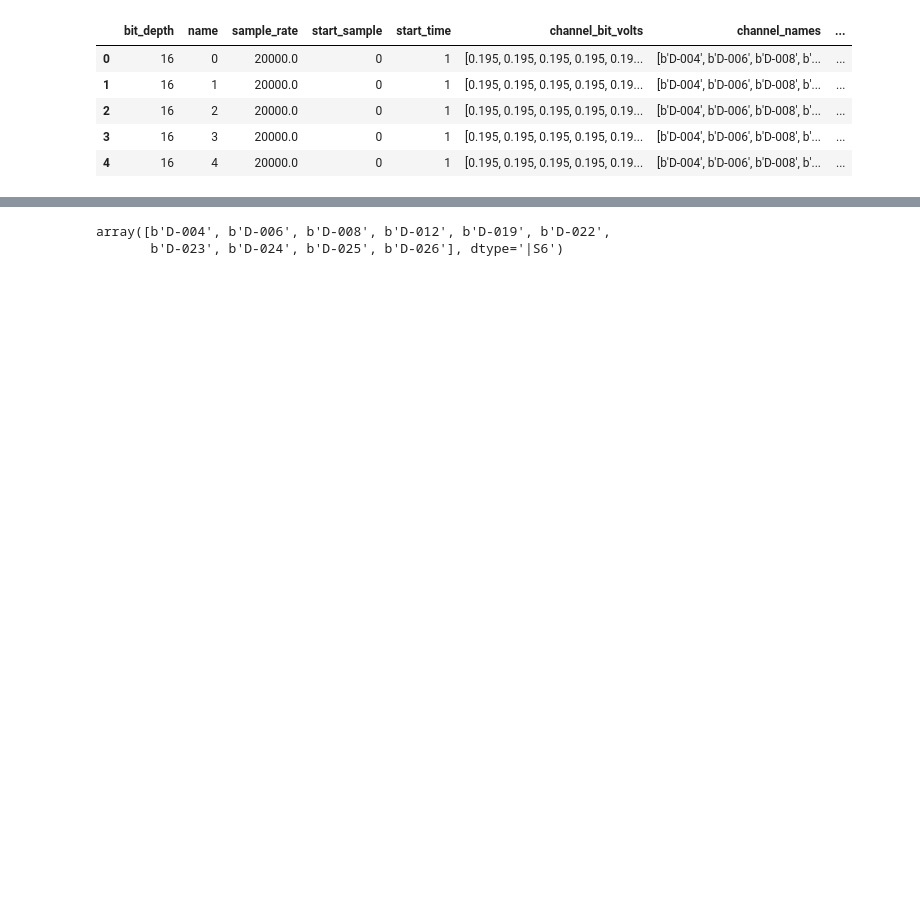
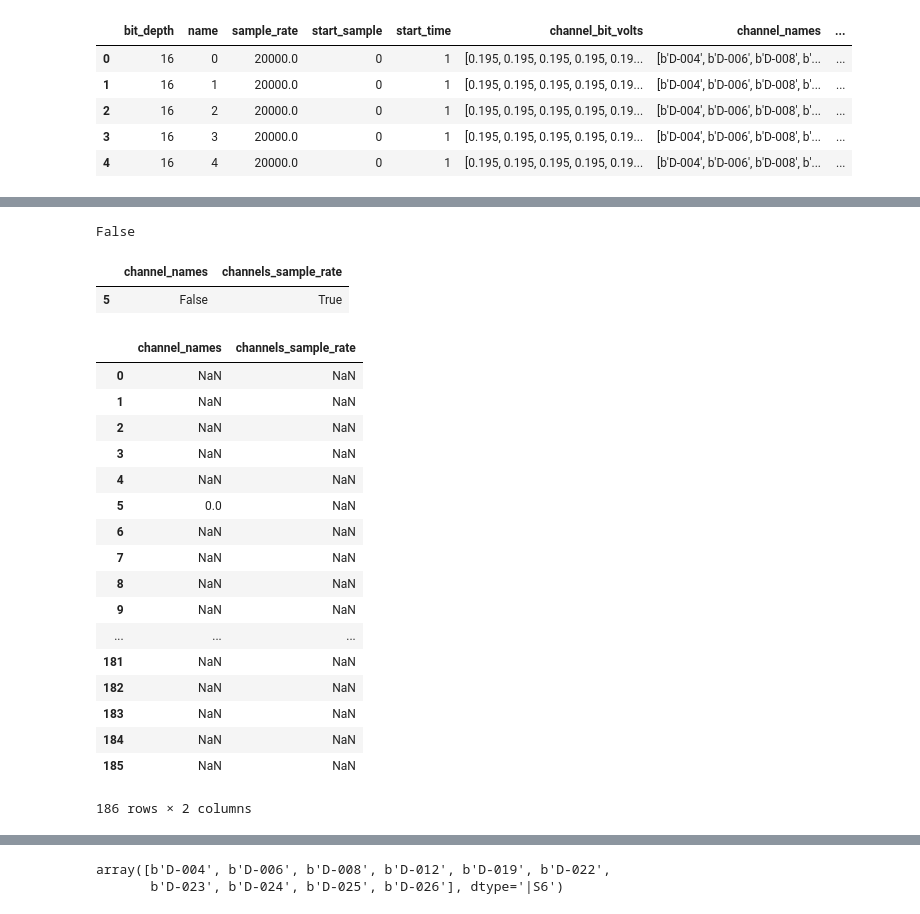
Before and after one commit to zekearneodo/pipefinch, a Jupyter notebook: rhd_kwik_mountain.ipynb, the cells around one changed output, grey strips where cells are left out. Saved outputs shown, nothing was run; the diff lists cells and outputs as text; code cells hidden in the pictures; blank space fills up the shorter version.

```diff
--- a/rhd_kwik_mountain.ipynb
+++ b/rhd_kwik_mountain.ipynb
@@ -168,0 +156,27 @@ apd.head()
+# %%
+def check_continuity(meta_pd: dict, chan_idx_list=np.empty(0), rec_list=np.empty(0), check_fileds: list=['channel_names', 'channels_sample_rate']):
+
+    rec_list = meta_pd['name'].values if rec_list.size ==0 else rec_list
+    chan_idx_list = np.arange(meta_pd.loc[0, 'channel_names'].size) if chan_idx_list.size == 0 else chan_idx_list
+    rec_slice = meta_pd['name'].isin(rec_list)
+
+    continuity_dict = {}
+    for col_name in check_fileds:
+        comp_list = kwdf.diff_array_columns(meta_pd.loc[rec_slice, :], col_name)
+
+        comp_array = np.stack(comp_list[1:]) #first column of comp_list is a scalar True
+        print(chan_idx_list)
+        # comp_array is shape [rec_slice.size - 1, n_chan (tota)]
+        cont_recs = np.all(comp_array[:, chan_idx_list], axis=1)
+        continuity_dict[col_name] = cont_recs
+
+    cont_pd = pd.DataFrame(continuity_dict)
+    try:
+        assert pd_check.values.all(), 'Error in continuity of recs'
+    except:
+        logger.warn('Errors in continuity of recordings')
+        print(pd_ceck[pd_check.where(False)])
+        logger.warn('')
+        raise
+
+pd_check = check_continuity(apd)
@@ -168,0 +188,2 @@ apd.head()
+# %%
+pd_check.loc[5, 'channel_names'] = False
@@ -168,0 +201,32 @@ apd.head()
+# %%
+pd_check.head(7)
+pd_check.values.all()
+# %% [output]
+False
+# %%
+pd_check[~pd_check.all(1)]
+# %% [output]
+|  | channel_names | channels_sample_rate |
+| 5 | False | True |
+# %%
+
+pd_check[pd_check[['channel_names', 'channels_sample_rate']]==False]
+# %% [output]
+|  | channel_names | channels_sample_rate |
+| 0 | NaN | NaN |
+| 1 | NaN | NaN |
+| 2 | NaN | NaN |
+| 3 | NaN | NaN |
+| 4 | NaN | NaN |
+| 5 | 0.0 | NaN |
+| 6 | NaN | NaN |
+| 7 | NaN | NaN |
+| 8 | NaN | NaN |
+| 9 | NaN | NaN |
+| ... | ... | ... |
+| 181 | NaN | NaN |
+| 182 | NaN | NaN |
+| 183 | NaN | NaN |
+| 184 | NaN | NaN |
+| 185 | NaN | NaN |
+186 rows × 2 columns
```
Also changed, not shown: parts of 36 cells of this notebook, 6 other files.
